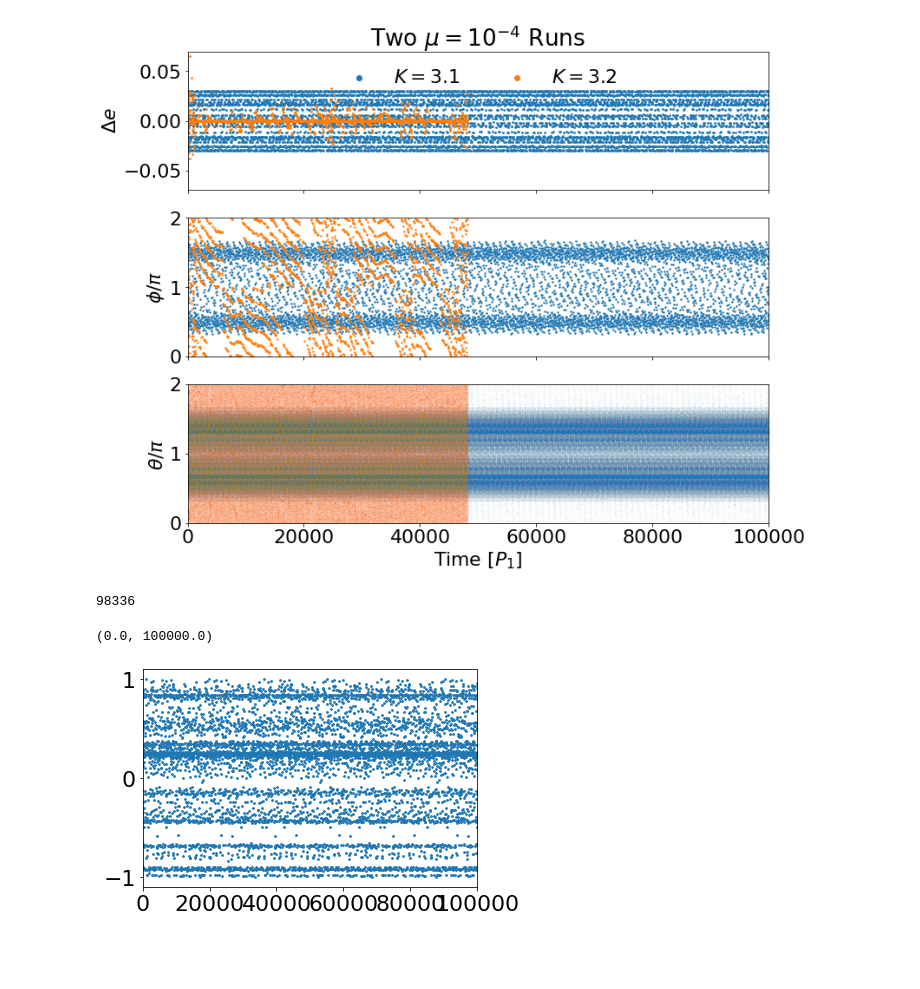
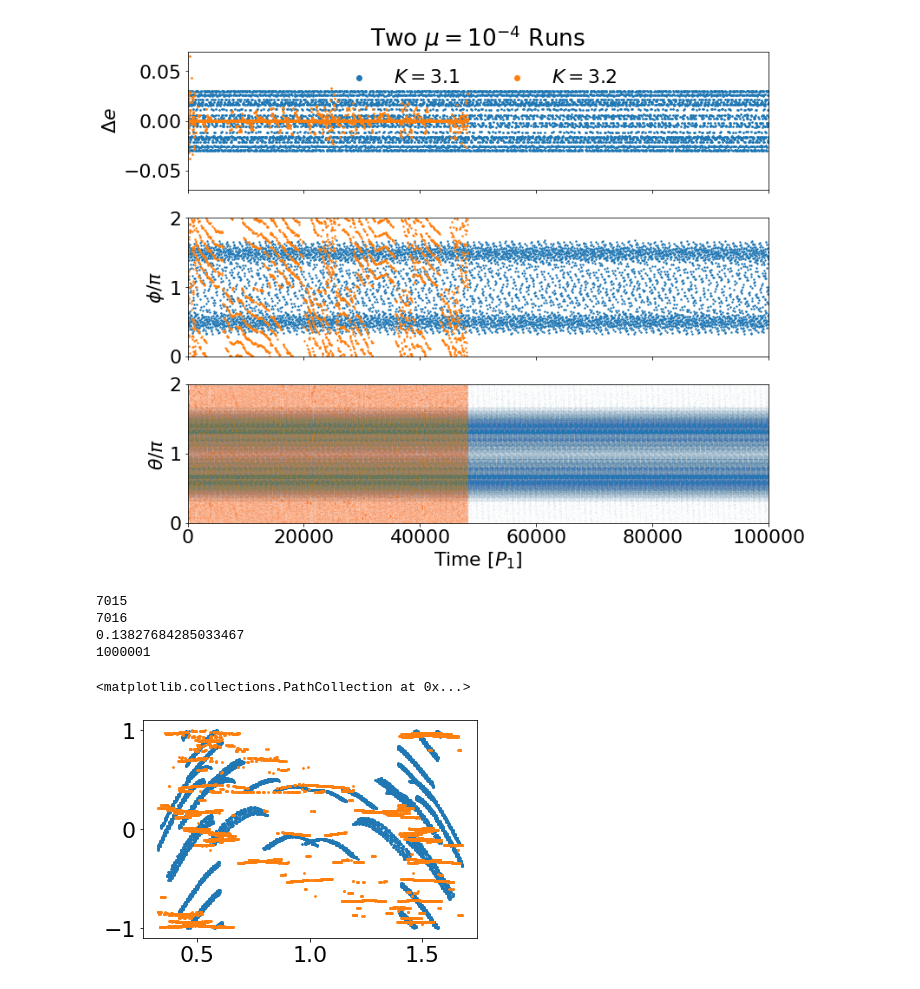
Before and after one commit to lijiaru0305/Hill-friction, a Jupyter notebook: revise-plots/resonance-plot.ipynb, the cells around one changed output. Saved outputs shown, nothing was run; the diff lists cells and outputs as text; code cells hidden in the pictures; blank space fills up the shorter version.

```diff
--- a/revise-plots/resonance-plot.ipynb
+++ b/revise-plots/resonance-plot.ipynb
@@ -210,7 +210,7 @@ plt.savefig('./pics/pics-island-m4-rev.png',bbox_inches='tight',transparent=True
 40124
 [figure]
 # %%
-p12_data = np.load('./data/res-res/m5K33.npy')
+p12_data = np.load('./data/res-res/m4K31.npy')
 #p12_data = np.load('./data/res-res/orbit_time_000.npy')
 
 t = p12_data[:,0,0]
@@ -218,49 +218,74 @@ l0 = p12_data[:,0,5]
 l1 = p12_data[:,1,5]
 pm0 = p12_data[:,0,3] + p12_data[:,0,4]
 pm1 = p12_data[:,1,3] + p12_data[:,1,4]
-p = 6
+p = 13
 q = 1
 ang0 = (p+q)*l1 - p*l0 - q*pm0
 ang1 = (p+q)*l1 - p*l0 - q*pm1
 
-phi = l1-pm1
+phi = l1 - pm1
 
 
 dl = l0-l1
 ind_safe = np.abs(min180To180(dl))>(1/180.)
-ind_conj = np.arange(len(t)-2)[ (dl[:-2]<0) * (dl[2:]>0) * (np.abs(dl[1:-1])<0.03) ]+1
-print(len(ind_conj)*14)
+ind_conj = np.arange(len(t)-2)[ (dl[:-2]<0) * (dl[2:]>0) * (np.abs(dl[1:-1])<0.03) *(t[1:-1]<99999)]+1
+ind_mid = np.zeros(len(ind_conj)-1,dtype=int)
+ind_mid[:]= (ind_conj[:-1]+ind_conj[1:])/2
+
+print(len(ind_mid))
+print(len(ind_conj))
 
 
-nskip = 30
+nskip = 5
 dphi = phi[ind_conj][1:] - phi[ind_conj][:-1]
 de = p12_data[ind_conj+nskip,1,2] - p12_data[ind_conj-nskip,1,2]
 
 g = 2.24
-mu = 1e-5
+mu = 1e-4
 eps = p12_data[:,1,1] - 1
 e = p12_data[:,1,2]
 gam = g*mu/eps**2
-eta = e/gam
+eta = gam/e
 
-#dea = (1-0.5*eta*np.sin(phi)+0.5*eta**2)
-dea = (gam-e*np.sin(phi)-e)
+#dea = (eta-np.sin(phi)+1/2./eta-1)*e
+#deab= (np.sqrt(1+eta**2)-eta*np.sin(phi)-1)*e
+#print(e*deab/eps**2)
+#dea = deab= (np.sqrt(1+eta**2*(1-4./3.*e*deab/eps**2))-eta*(1-2./3.*e*deab/eps**2)*np.sin(phi)-1)*e
+
+#dea = -e*np.sin(phi)
 dea = -gam*np.sin(phi)
 #dea = gam * np.abs(1+eta**2 + 2*eta*np.sin(-phi)) - e
 
 #plt.scatter(min0To360(phi[ind_conj][:]),de,s=3,rasterized=True)
 #plt.scatter(min0To360(phi[ind_conj][:]),dea[ind_conj],s=3,rasterized=True)
 
-dwa = gam/e*np.cos(phi)
-dw = pm1[ind_conj+nskip] - pm1[ind_conj-nskip]
+#plt.plot(t,e*deab/eps**2)
 
-#plt.scatter(min0To360(phi[ind_conj][:]),min180To180(dw),s=3,rasterized=True)
+#dwa = gam/e*np.cos(phi)
+dwa = np.angle(1+1.j*eta*np.exp(1.j*phi))
+dw = (pm1[ind_conj+nskip]-pm0[ind_conj+nskip]) - (pm1[ind_conj-nskip]-pm0[ind_conj-nskip])
+
+pm1un = np.unwrap(pm1)
+dw = pm1un[ind_conj+nskip] - pm1un[ind_conj-nskip]
+dphia = 4*np.pi/3./eps*(1+4/3.*e*e/eps*eta*np.sin(phi))
+print(np.max(e*e/eps/eps))
+dwm = pm1[ind_mid+1] - pm1[ind_mid]
+
+print(len(phi))
+
+#plt.scatter(min0To360(phi[ind_conj][:-1]),min180To180(dwm),s=3,rasterized=True)
+#plt.scatter(min0To360(phi[ind_conj][:]),min180To180(dw)* (eta[ind_conj]<2),s=3,rasterized=True)
 #plt.scatter(min0To360(phi[ind_conj][:]),min180To180(dwa[ind_conj]),s=3,rasterized=True)
-plt.scatter(t[ind_conj][:-1],min180To180(dphi),s=3,rasterized=True)
-plt.xlim([0,1e5])
+plt.scatter(min0To360(phi)[ind_conj][:-1],min180To180(dphia)[ind_conj][:-1],s=3,rasterized=True)
+plt.scatter(min0To360(phi)[ind_conj][:-1],min180To180(dphi),s=3,rasterized=True)
+#plt.scatter(t[ind_conj],eta[ind_conj],s=3,rasterized=True)
+#plt.xlim([0,1e5])
 # %% [output]
-98336
+7015
+7016
+0.13827684285033467
+1000001
-(0.0, 100000.0)
+<matplotlib.collections.PathCollection at 0x...>
-[figure, old version]
+[figure, new version]
 # %%
 g = 2.24
```
Also changed, not shown: parts of 5 cells of this notebook, 25 other files.
